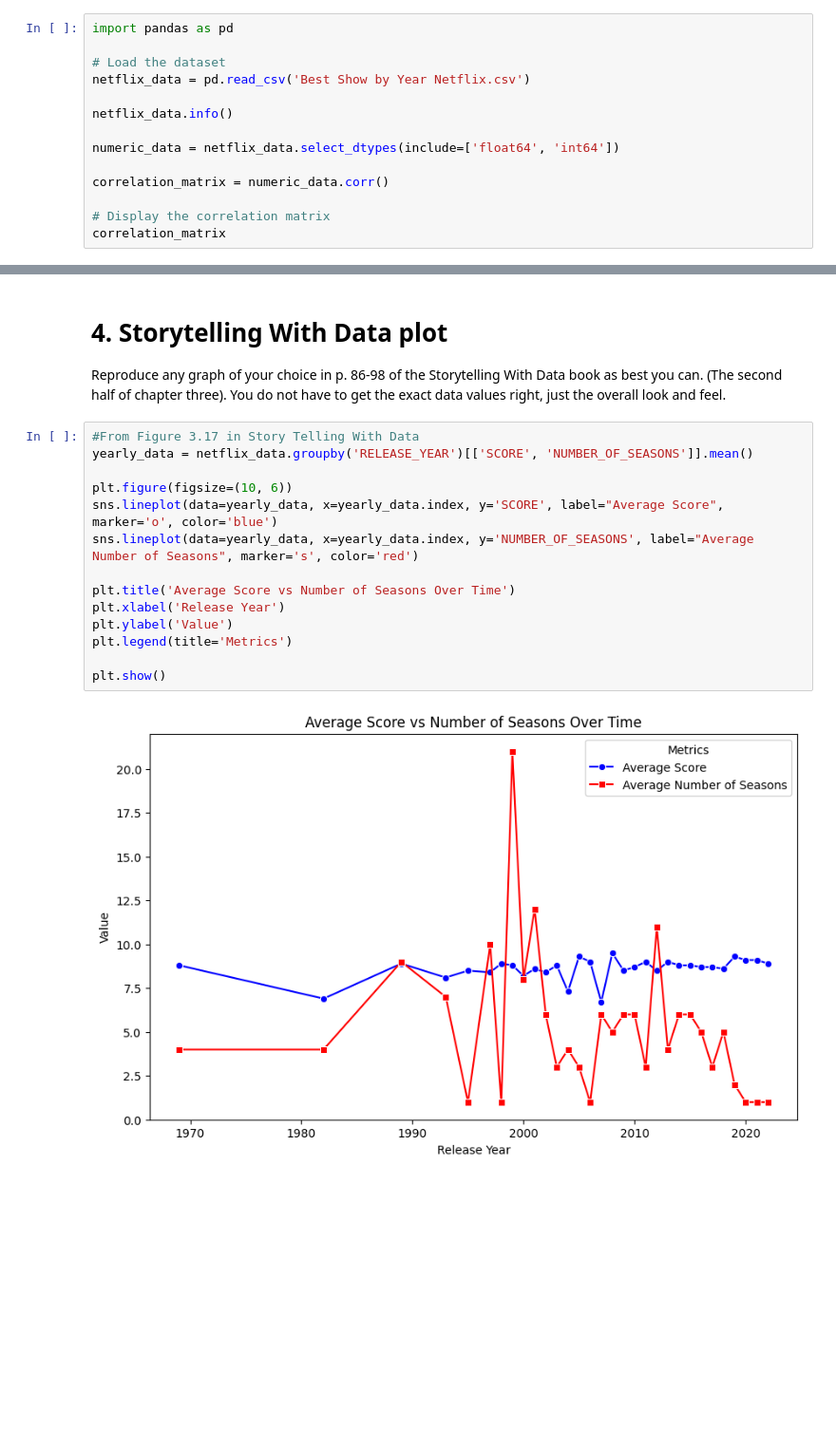
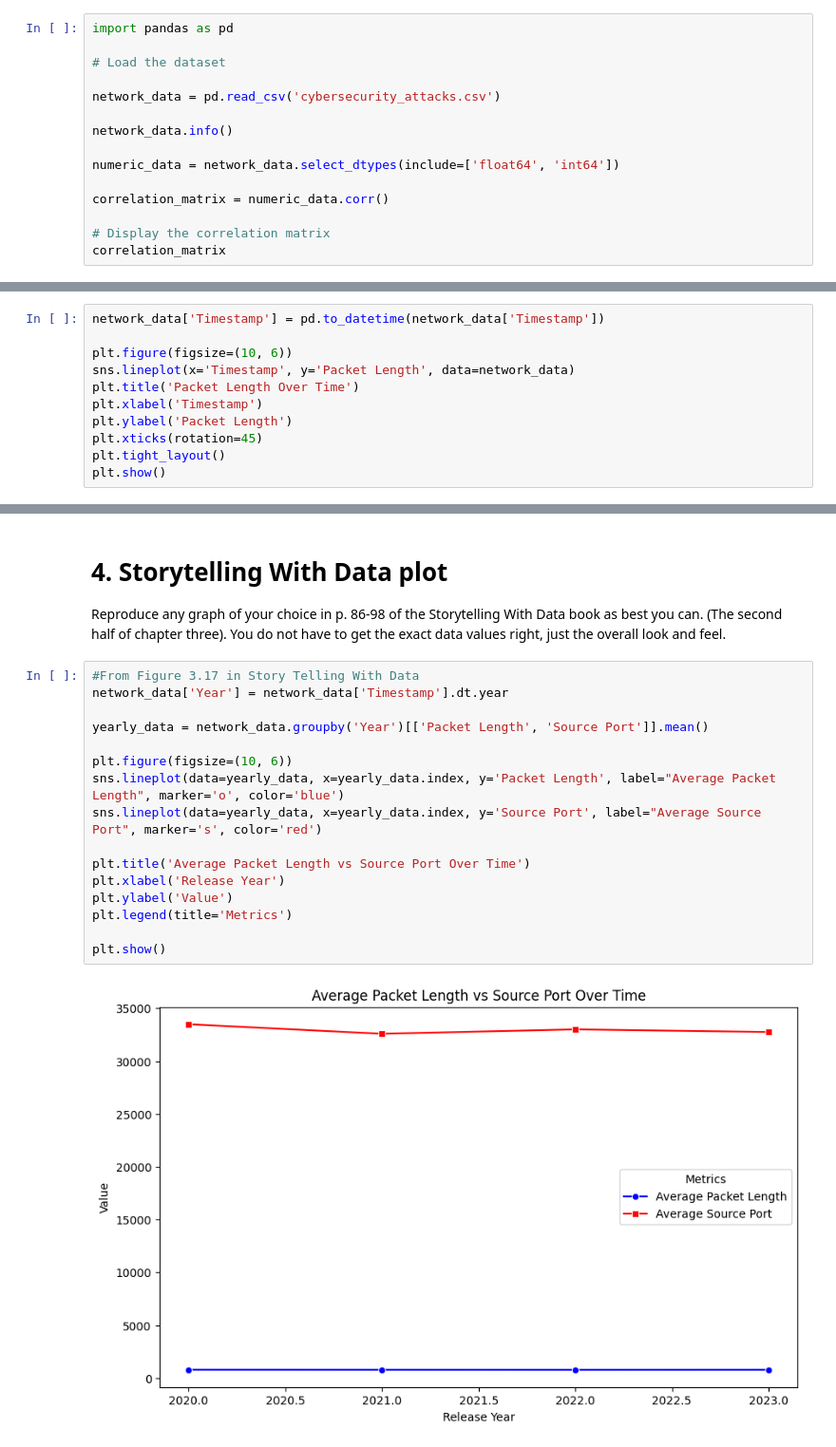
Before and after one commit to JakBainsBU/2025-spring-B2, a Jupyter notebook: Week6.ipynb, the cells around one changed output, grey strips where cells are left out. Shown at 95% size. Cells and saved outputs as stored; diff of their text form; blank space fills up the shorter version.

```diff
--- a/Week6.ipynb
+++ b/Week6.ipynb
@@ -85,11 +85,12 @@ This week, you will do the same types of exercises as last week, but you should
 import pandas as pd
 
 # Load the dataset
-netflix_data = pd.read_csv('Best Show by Year Netflix.csv')
 
-netflix_data.info()
+network_data = pd.read_csv('cybersecurity_attacks.csv')
 
-numeric_data = netflix_data.select_dtypes(include=['float64', 'int64'])
+network_data.info()
+
+numeric_data = network_data.select_dtypes(include=['float64', 'int64'])
 
 correlation_matrix = numeric_data.corr()
 
@@ -141,0 +154,11 @@ plt.show()
+# %%
+network_data['Timestamp'] = pd.to_datetime(network_data['Timestamp'])
+
+plt.figure(figsize=(10, 6))
+sns.lineplot(x='Timestamp', y='Packet Length', data=network_data)
+plt.title('Packet Length Over Time')
+plt.xlabel('Timestamp')
+plt.ylabel('Packet Length')
+plt.xticks(rotation=45)
+plt.tight_layout()
+plt.show()
@@ -145,17 +170,19 @@ plt.show()
 Reproduce any graph of your choice in p. 86-98 of the Storytelling With Data book as best you can.  (The second half of chapter three).  You do not have to get the exact data values right, just the overall look and feel.
 # %%
 #From Figure 3.17 in Story Telling With Data
-yearly_data = netflix_data.groupby('RELEASE_YEAR')[['SCORE', 'NUMBER_OF_SEASONS']].mean()
+network_data['Year'] = network_data['Timestamp'].dt.year
+
+yearly_data = network_data.groupby('Year')[['Packet Length', 'Source Port']].mean()
 
 plt.figure(figsize=(10, 6))
-sns.lineplot(data=yearly_data, x=yearly_data.index, y='SCORE', label="Average Score", marker='o', color='blue')
-sns.lineplot(data=yearly_data, x=yearly_data.index, y='NUMBER_OF_SEASONS', label="Average Number of Seasons", marker='s', color='red')
+sns.lineplot(data=yearly_data, x=yearly_data.index, y='Packet Length', label="Average Packet Length", marker='o', color='blue')
+sns.lineplot(data=yearly_data, x=yearly_data.index, y='Source Port', label="Average Source Port", marker='s', color='red')
 
-plt.title('Average Score vs Number of Seasons Over Time')
+plt.title('Average Packet Length vs Source Port Over Time')
 plt.xlabel('Release Year')
 plt.ylabel('Value')
 plt.legend(title='Metrics')
 
 plt.show()
 # %% [output]
-[figure, old version]
+[figure, new version]
```
Also changed, not shown: parts of 5 cells of this notebook.
